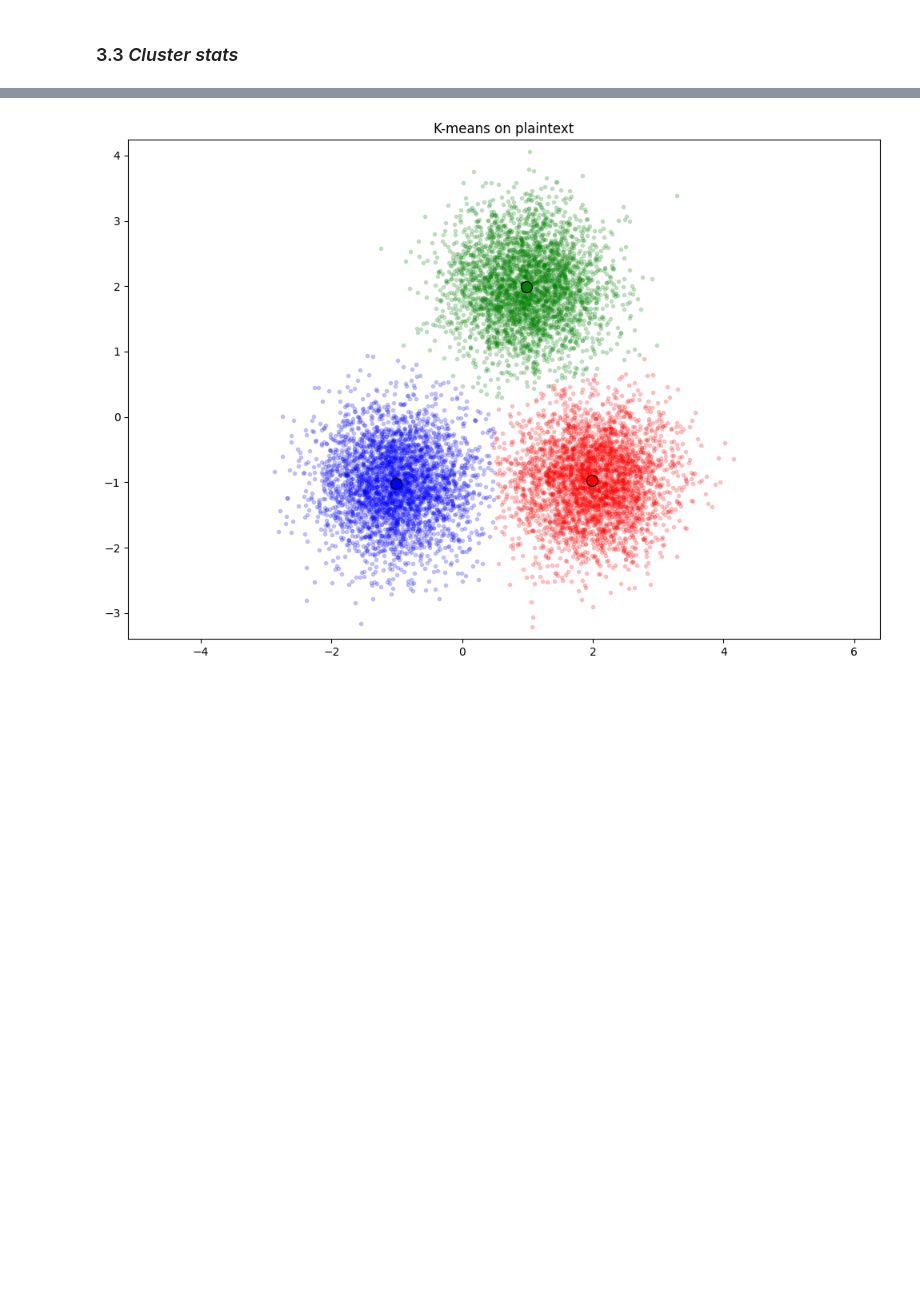
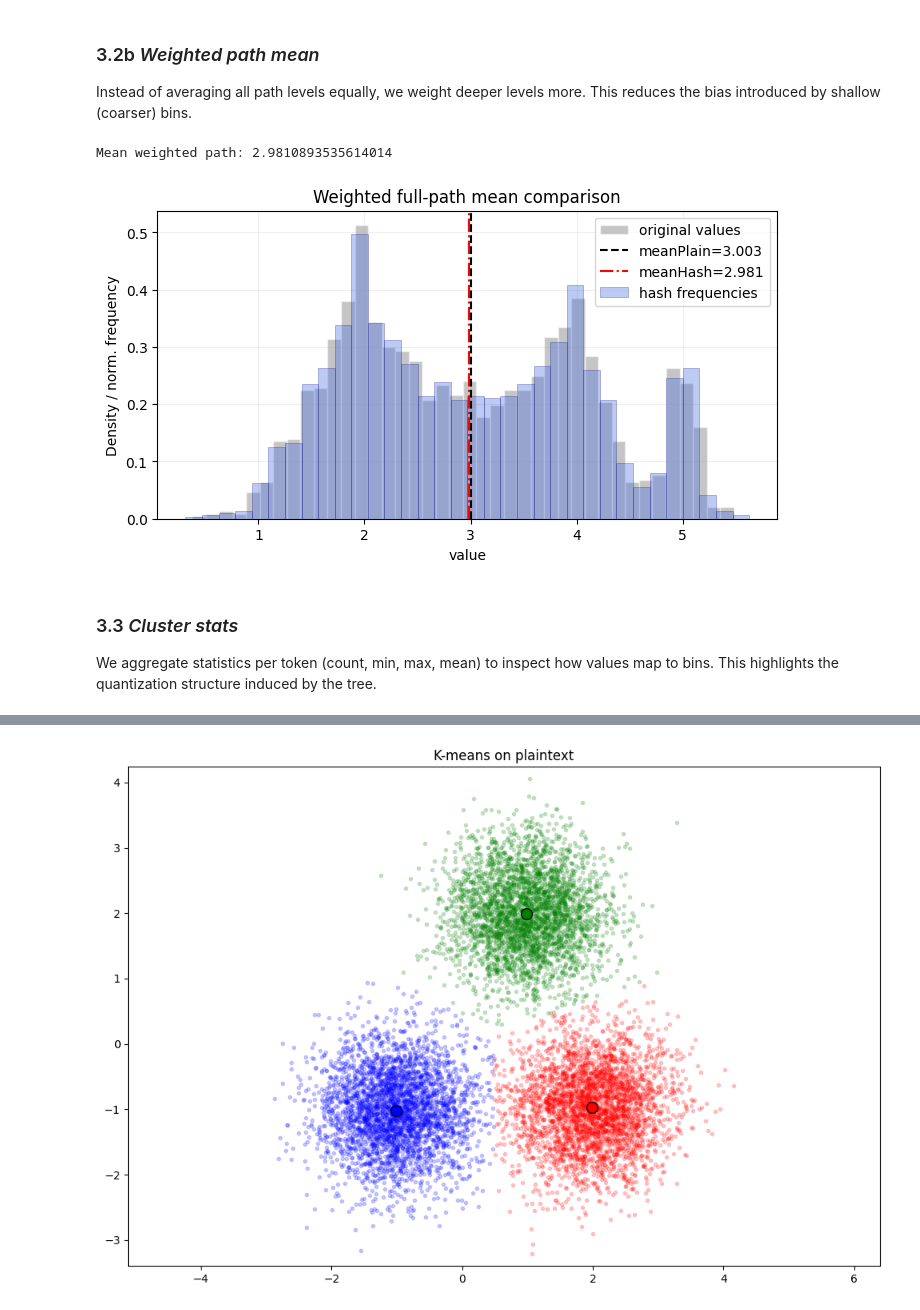
Before and after one commit to davidecerutti/HashComb, a Jupyter notebook: Hash-Comb-Python/notebooks/03_clustering.ipynb, the cells around one changed output, grey strips where cells are left out. Cells and saved outputs as stored; diff of their text form; code cells hidden in the pictures; blank space fills up the shorter version.

```diff
--- a/Hash-Comb-Python/notebooks/03_clustering.ipynb
+++ b/Hash-Comb-Python/notebooks/03_clustering.ipynb
@@ -73,5 +96,38 @@ plot_hash_distribution([values], counts, dec, mean_plain, mean_hash)
+# %% [markdown]
+### 3.2b *Weighted path mean*
+Instead of averaging all path levels equally, we weight deeper levels more.
+This reduces the bias introduced by shallow (coarser) bins.
+# %%
+# Weighted path mean (deeper levels matter more)
+path_len = len(paths[0])
+weights = np.arange(1, path_len + 1, dtype=np.float32)
+weights = weights / weights.sum()
+
+mean_path_w = float(
+    np.mean(
+        [
+            np.sum(weights * np.array([dec_full.decode(t) for t in p], dtype=np.float32))
+            for p in paths
+        ]
+    )
+)
+
+print("Mean weighted path:", mean_path_w)
+plot_hash_distribution(
+    [values],
+    counts,
+    dec,
+    mean_plain,
+    mean_path_w,
+    title="Weighted full-path mean comparison",
+)
+# %% [output]
+Mean weighted path: 2.9810893535614014
+[figure, added]
 # %% [markdown]
 ### 3.3 *Cluster stats*
+We aggregate statistics per token (count, min, max, mean) to inspect how values map to bins.
+This highlights the quantization structure induced by the tree.
 # %%
 df = pd.DataFrame({"value": values, "token": tokens})
 stats = (
```
Also changed, not shown: parts of 11 cells of this notebook, 11 other files.
